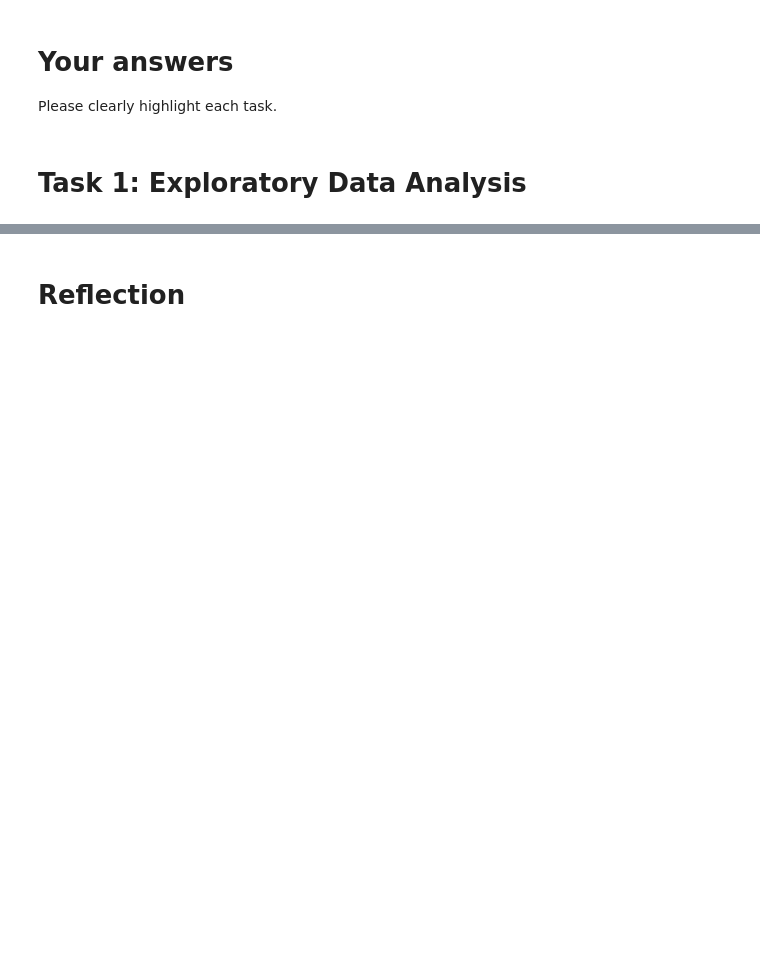
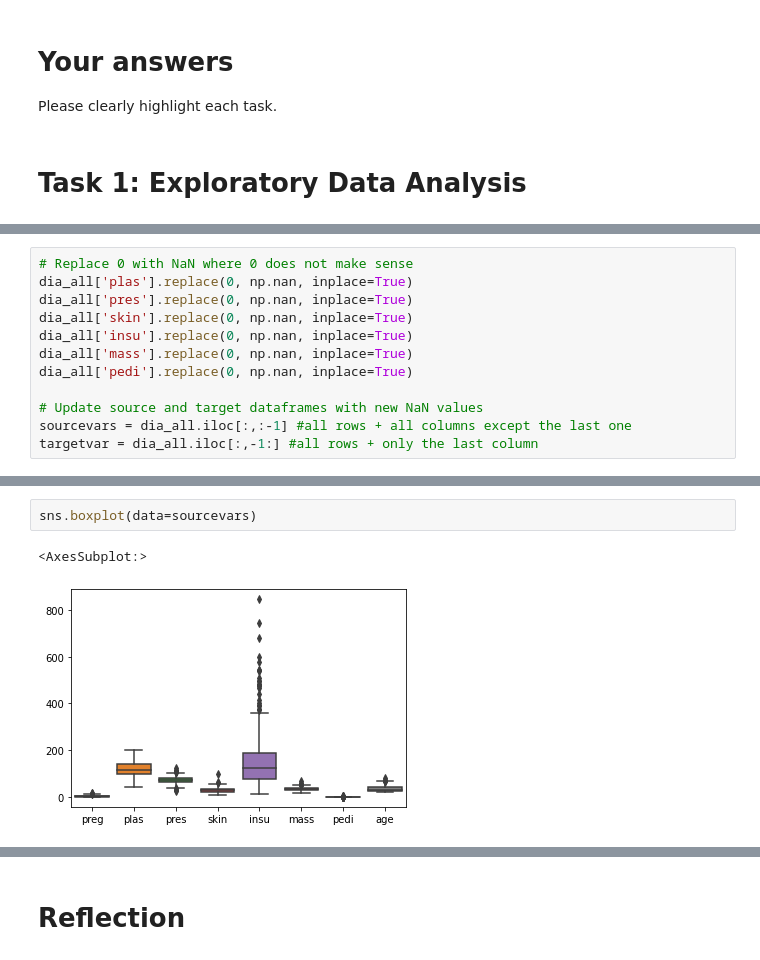
Before and after one commit to matt-drayton/ecm3420-learning-from-data-cwk1, a Jupyter notebook: coursework1_template.ipynb, the cells around one changed output, grey strips where cells are left out. Drawn from its saved outputs; the diff is of its cells as text; blank space fills up the shorter version.

```diff
--- a/coursework1_template.ipynb
+++ b/coursework1_template.ipynb
@@ -118,0 +76,12 @@ sourcevars.corr()
+# %%
+# Replace 0 with NaN where 0 does not make sense
+dia_all['plas'].replace(0, np.nan, inplace=True)
+dia_all['pres'].replace(0, np.nan, inplace=True)
+dia_all['skin'].replace(0, np.nan, inplace=True)
+dia_all['insu'].replace(0, np.nan, inplace=True)
+dia_all['mass'].replace(0, np.nan, inplace=True)
+dia_all['pedi'].replace(0, np.nan, inplace=True)
+
+# Update source and target dataframes with new NaN values
+sourcevars = dia_all.iloc[:,:-1] #all rows + all columns except the last one
+targetvar = dia_all.iloc[:,-1:] #all rows + only the last column
@@ -118,0 +93,5 @@ sourcevars.corr()
+# %%
+sns.boxplot(data=sourcevars)
+# %% [output]
+<AxesSubplot:>
+[figure, added]
```
Also changed, not shown: parts of 24 cells of this notebook, 1 other file.
